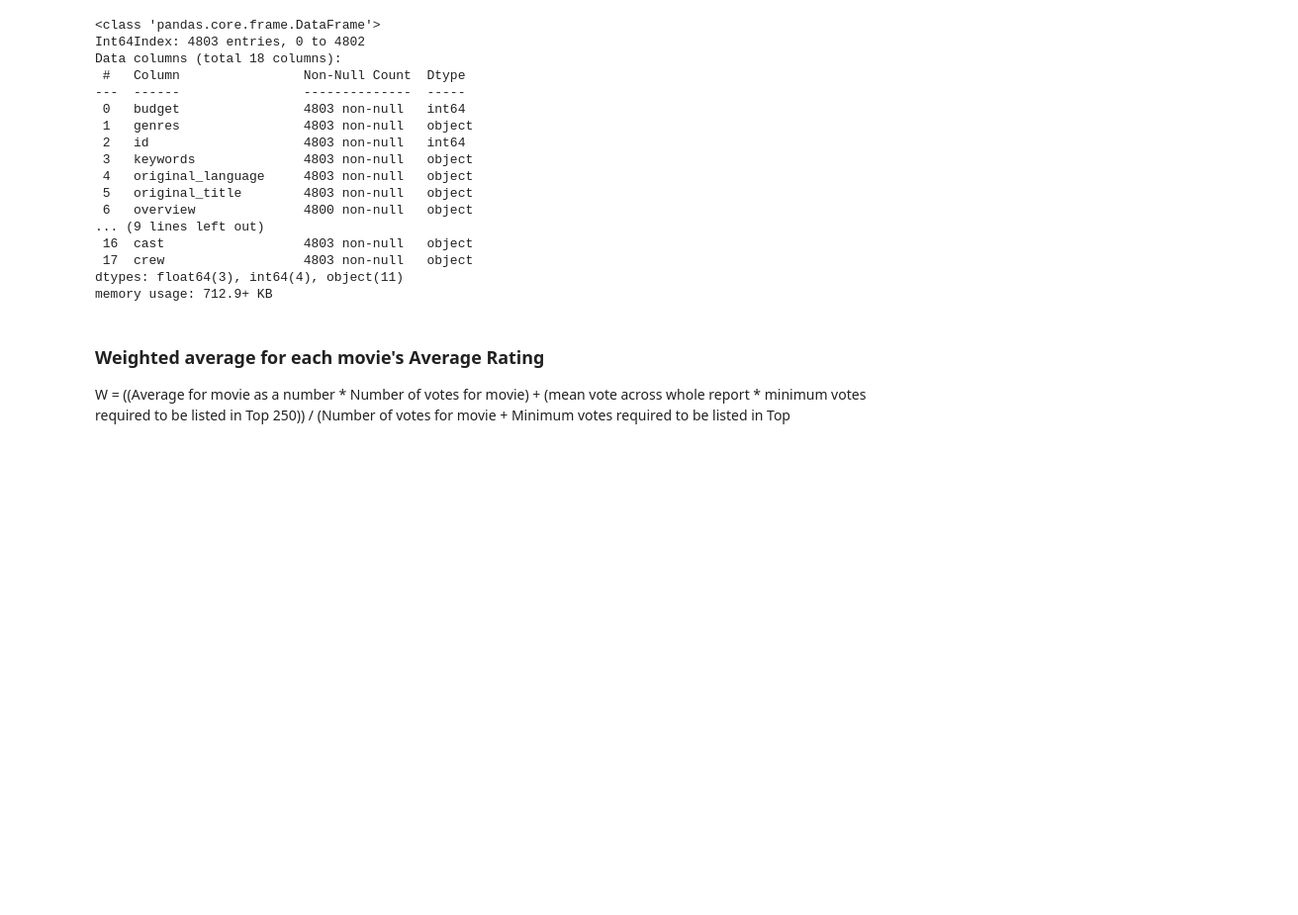
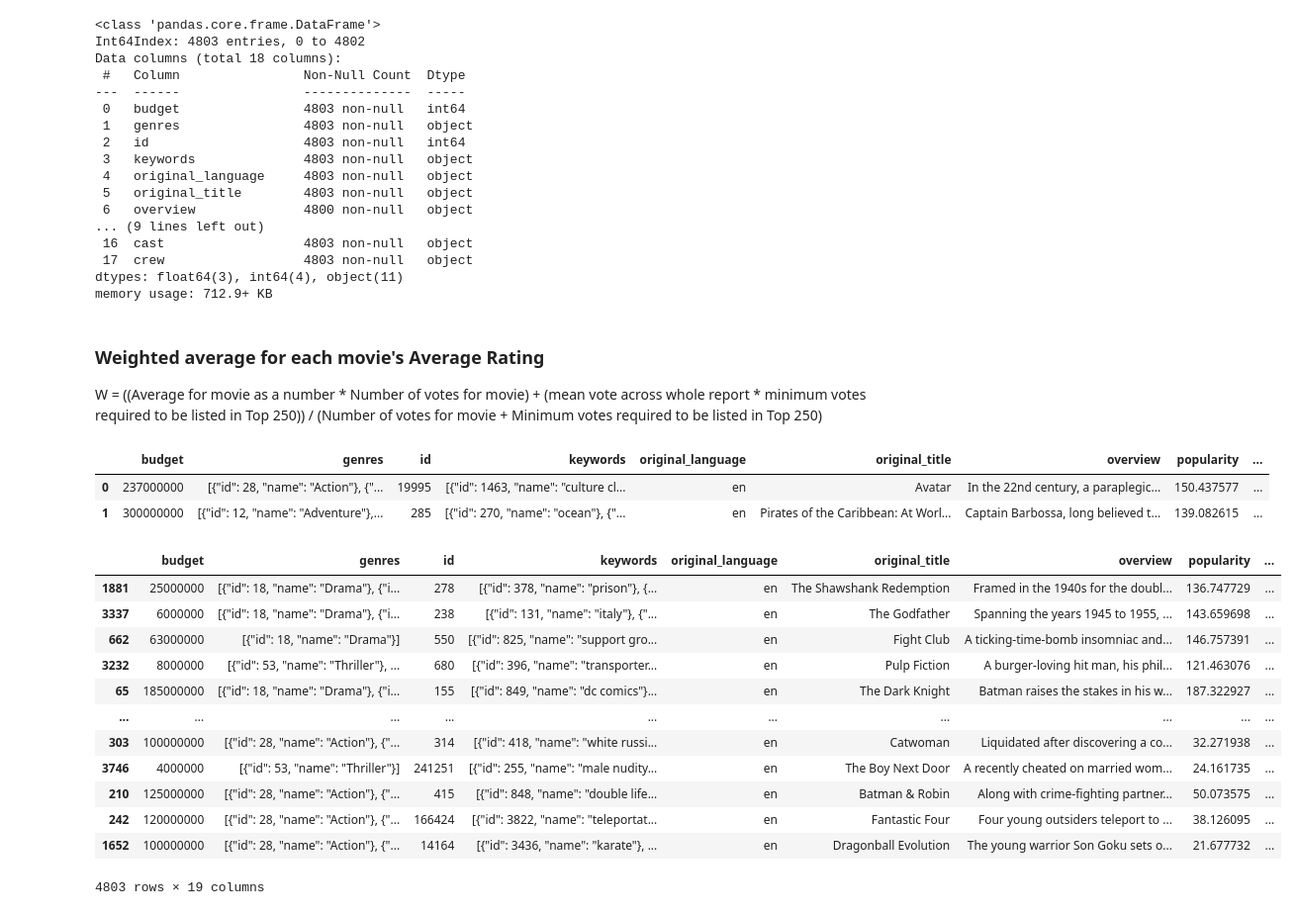
Before and after one commit to arjunjanamatti/recommend_system, a Jupyter notebook: youtube_videos/Untitled.ipynb, the cells around one changed output. Shown at 99% size. Drawn from its saved outputs; the diff is of its cells as text; code cells hidden in the pictures; blank space fills up the shorter version.

Commit message:
sort as per weighted average of rating

```diff
--- a/youtube_videos/Untitled.ipynb
+++ b/youtube_videos/Untitled.ipynb
@@ -79,4 +79,34 @@ dtypes: float64(3), int64(4), object(11)
 memory usage: 712.9+ KB
 # %% [markdown]
 ### Weighted average for each movie's Average Rating
- W = ((Average for movie as a number * Number of votes for movie) + (mean vote across whole report * minimum votes required to be listed in Top 250)) / (Number of votes for movie + Minimum votes required to be listed in Top
+ W = ((Average for movie as a number * Number of votes for movie) + (mean vote across whole report * minimum votes required to be listed in Top 250)) / (Number of votes for movie + Minimum votes required to be listed in Top 250)
+# %%
+v = merged_df['vote_count']
+R = merged_df['vote_average']
+C = merged_df['vote_average'].mean()
+m = merged_df['vote_count'].quantile(0.7)
+# %%
+merged_df['weighted_average'] = ((R*v)+(C*m))/ (v+m)
+# %%
+merged_df.head(2)
+# %% [output]
+|  | budget | genres | id | keywords | original_language | original_title | overview | popularity | ... |
+| 0 | 237000000 | [{"id": 28, "name": "Action"}, {"... | 19995 | [{"id": 1463, "name": "culture cl... | en | Avatar | In the 22nd century, a paraplegic... | 150.437577 | ... |
+| 1 | 300000000 | [{"id": 12, "name": "Adventure"},... | 285 | [{"id": 270, "name": "ocean"}, {"... | en | Pirates of the Caribbean: At Worl... | Captain Barbossa, long believed t... | 139.082615 | ... |
+# %%
+merged_df_sorted = merged_df.sort_values(by='weighted_average', ascending=False)
+merged_df_sorted
+# %% [output]
+|  | budget | genres | id | keywords | original_language | original_title | overview | popularity | ... |
+| 1881 | 25000000 | [{"id": 18, "name": "Drama"}, {"i... | 278 | [{"id": 378, "name": "prison"}, {... | en | The Shawshank Redemption | Framed in the 1940s for the doubl... | 136.747729 | ... |
+| 3337 | 6000000 | [{"id": 18, "name": "Drama"}, {"i... | 238 | [{"id": 131, "name": "italy"}, {"... | en | The Godfather | Spanning the years 1945 to 1955, ... | 143.659698 | ... |
+| 662 | 63000000 | [{"id": 18, "name": "Drama"}] | 550 | [{"id": 825, "name": "support gro... | en | Fight Club | A ticking-time-bomb insomniac and... | 146.757391 | ... |
+| 3232 | 8000000 | [{"id": 53, "name": "Thriller"}, ... | 680 | [{"id": 396, "name": "transporter... | en | Pulp Fiction | A burger-loving hit man, his phil... | 121.463076 | ... |
+| 65 | 185000000 | [{"id": 18, "name": "Drama"}, {"i... | 155 | [{"id": 849, "name": "dc comics"}... | en | The Dark Knight | Batman raises the stakes in his w... | 187.322927 | ... |
+| ... | ... | ... | ... | ... | ... | ... | ... | ... | ... |
+| 303 | 100000000 | [{"id": 28, "name": "Action"}, {"... | 314 | [{"id": 418, "name": "white russi... | en | Catwoman | Liquidated after discovering a co... | 32.271938 | ... |
+| 3746 | 4000000 | [{"id": 53, "name": "Thriller"}] | 241251 | [{"id": 255, "name": "male nudity... | en | The Boy Next Door | A recently cheated on married wom... | 24.161735 | ... |
+| 210 | 125000000 | [{"id": 28, "name": "Action"}, {"... | 415 | [{"id": 848, "name": "double life... | en | Batman & Robin | Along with crime-fighting partner... | 50.073575 | ... |
+| 242 | 120000000 | [{"id": 28, "name": "Action"}, {"... | 166424 | [{"id": 3822, "name": "teleportat... | en | Fantastic Four | Four young outsiders teleport to ... | 38.126095 | ... |
+| 1652 | 100000000 | [{"id": 28, "name": "Action"}, {"... | 14164 | [{"id": 3436, "name": "karate"}, ... | en | Dragonball Evolution | The young warrior Son Goku sets o... | 21.677732 | ... |
+4803 rows × 19 columns
```
Also changed, not shown: parts of 1 cell of this notebook.
